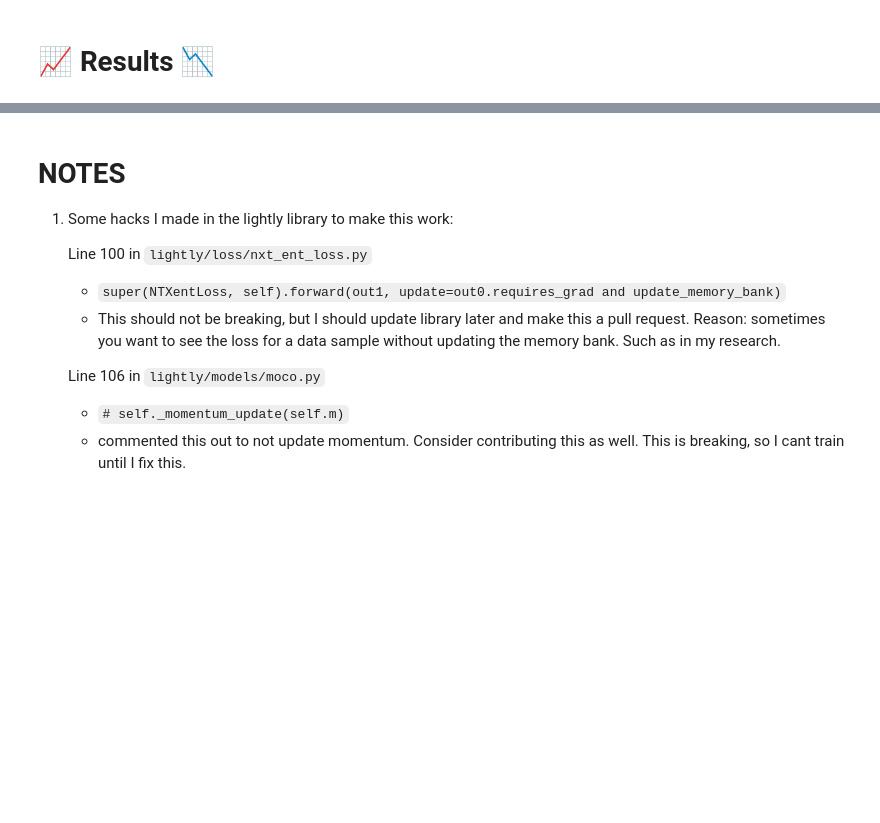
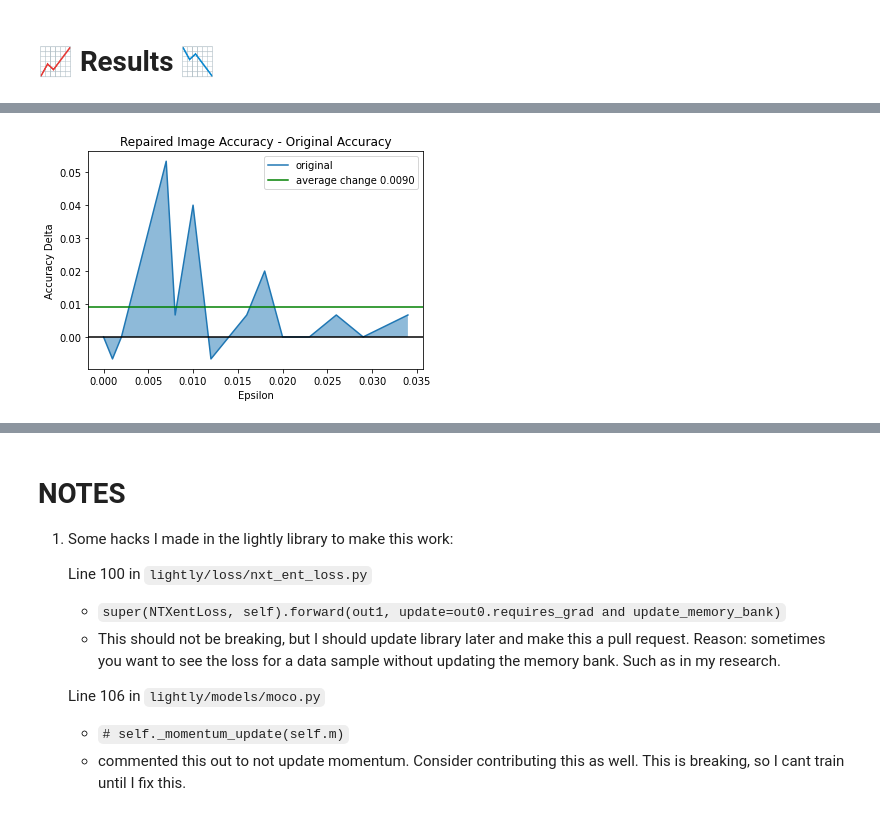
Before and after one commit to shatz01/more_better, a Jupyter notebook: fgsm_reverse.ipynb, the cells around one changed output, grey strips where cells are left out. Cells and saved outputs as stored; diff of their text form; code cells hidden in the pictures; blank space fills up the shorter version.

```diff
--- a/fgsm_reverse.ipynb
+++ b/fgsm_reverse.ipynb
@@ -358,3 +406,23 @@ plt.show()
+# %%
+# Plot diff between original and fixed accuracys
+
+diff = np.array(fixed_accuracies) - np.array(accuracies)
+avg_diff = np.average(diff)
+
+# plt.figure(figsize=(5,5))
+plt.plot(epsilons, diff, label="original")
+plt.axhline(y=0, color='black', linestyle='-')
+plt.axhline(y=avg_diff, color='g', linestyle='-', label=f"average change {avg_diff:.4f}")
+plt.fill_between(epsilons, 0, diff, alpha=0.5)
+
+plt.title("Repaired Image Accuracy - Original Accuracy")
+plt.xlabel("Epsilon")
+plt.ylabel("Accuracy Delta")
+plt.legend()
+plt.savefig(RESULTS_DIR+"diff.png")
+plt.show()
+# %% [output]
+[figure, added]
 # %%
 # Plot several examples of adversarial samples at each epsilon
 cnt = 0
```
Also changed, not shown: parts of 21 cells of this notebook, 4 other files.
